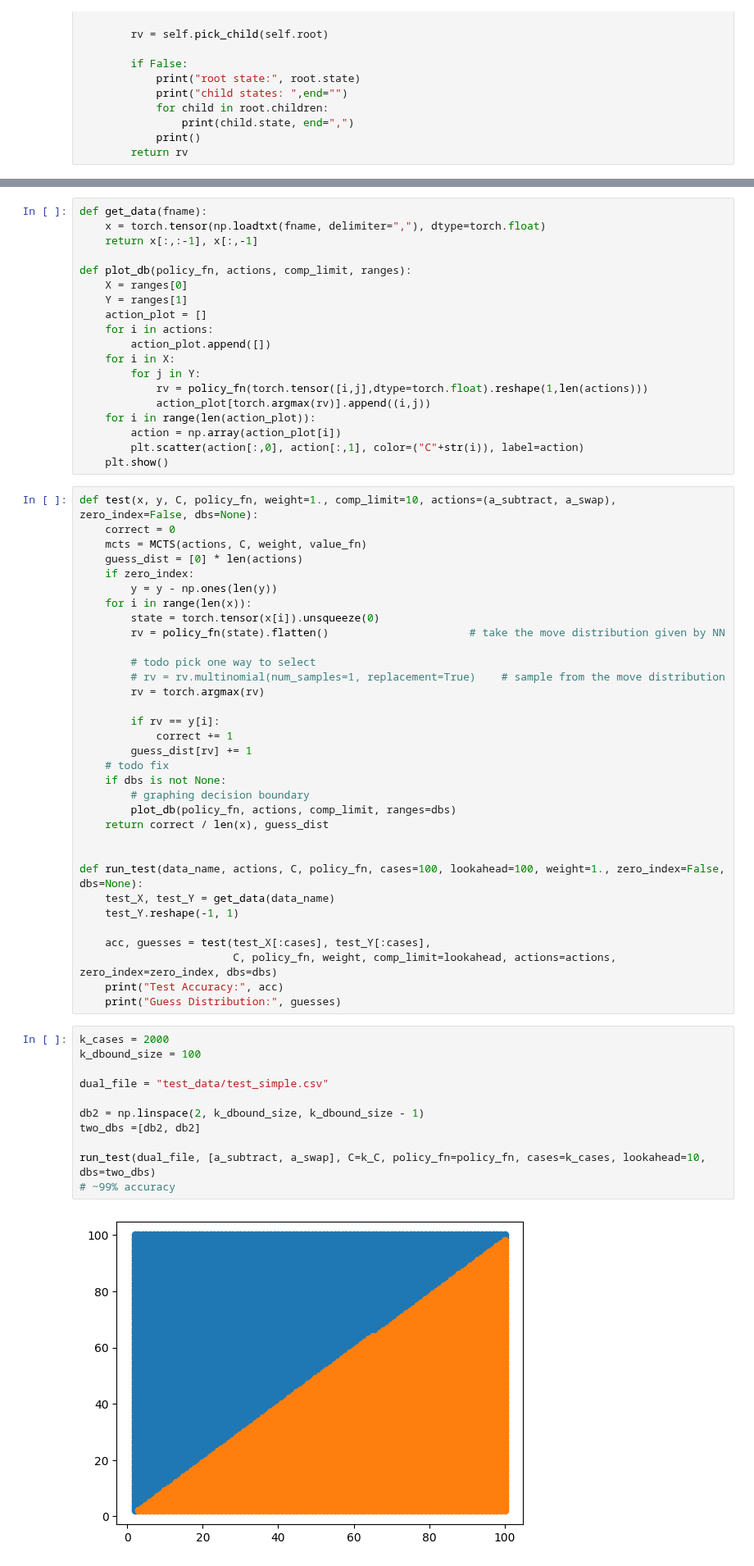
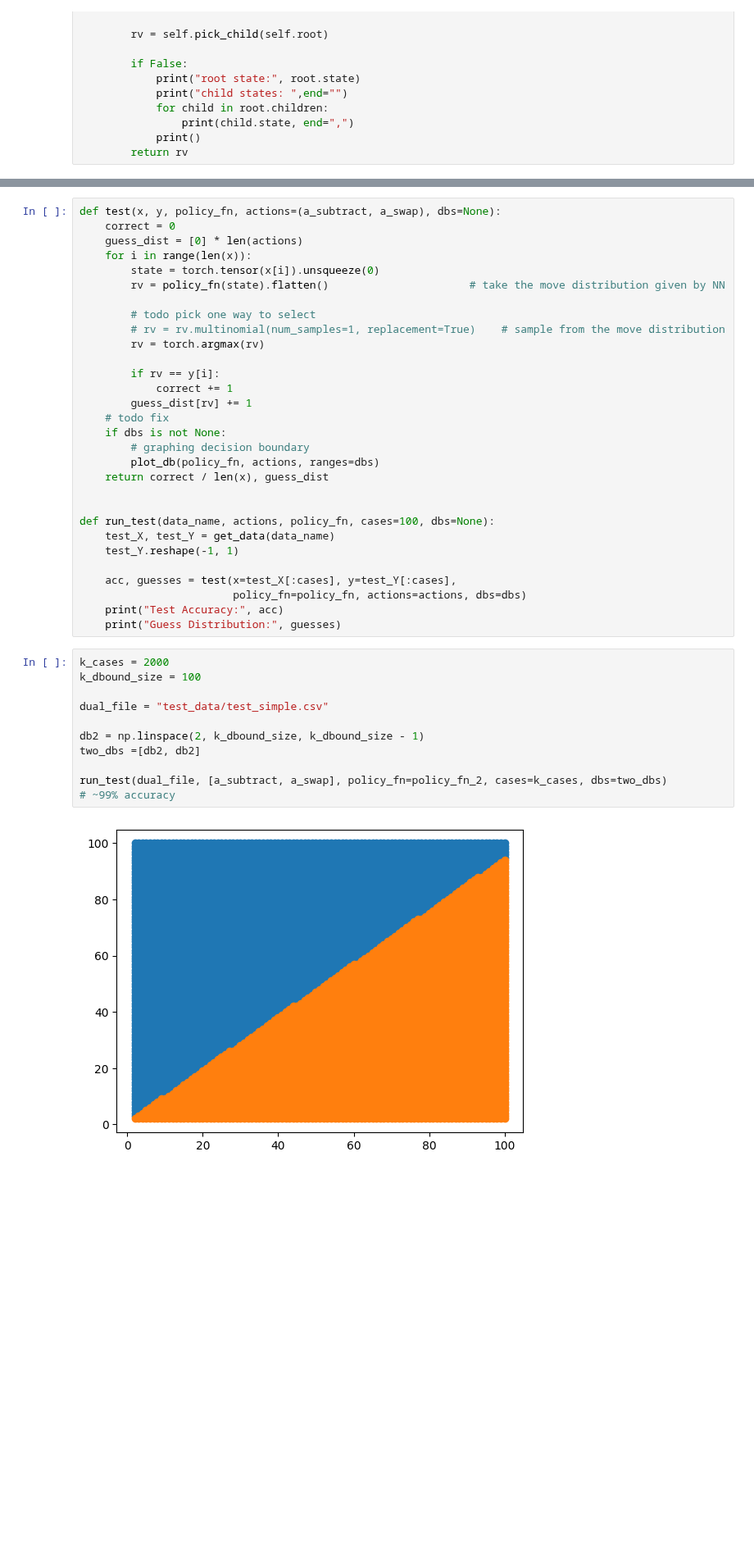
Before and after one commit to MXM-MachineLearning/MXM_AI_Ellenberg, a Jupyter notebook: Euclidean/Alex/deep_mcts.ipynb, the cells around one changed output, grey strips where cells are left out. Shown at 82% size. Drawn from its saved outputs; the diff is of its cells as text; blank space fills up the shorter version.

```diff
--- a/Euclidean/Alex/deep_mcts.ipynb
+++ b/Euclidean/Alex/deep_mcts.ipynb
@@ -303,29 +409,7 @@ if save:
-# %%
-def get_data(fname):
-    x = torch.tensor(np.loadtxt(fname, delimiter=","), dtype=torch.float)
-    return x[:,:-1], x[:,-1]
-
-def plot_db(policy_fn, actions, comp_limit, ranges):
-    X = ranges[0]
-    Y = ranges[1]
-    action_plot = []
-    for i in actions:
-        action_plot.append([])
-    for i in X:
-        for j in Y:
-            rv = policy_fn(torch.tensor([i,j],dtype=torch.float).reshape(1,len(actions)))
-            action_plot[torch.argmax(rv)].append((i,j))
-    for i in range(len(action_plot)):
-        action = np.array(action_plot[i])
-        plt.scatter(action[:,0], action[:,1], color=("C"+str(i)), label=action)
-    plt.show()
 # %%
-def test(x, y, C, policy_fn, weight=1., comp_limit=10, actions=(a_subtract, a_swap), zero_index=False, dbs=None):
+def test(x, y, policy_fn, actions=(a_subtract, a_swap), dbs=None):
     correct = 0
-    mcts = MCTS(actions, C, weight, value_fn)
     guess_dist = [0] * len(actions)
-    if zero_index:
-        y = y - np.ones(len(y))
     for i in range(len(x)):
         state = torch.tensor(x[i]).unsqueeze(0)
         rv = policy_fn(state).flatten()                      # take the move distribution given by NN
@@ -340,28 +424,28 @@ def test(x, y, C, policy_fn, weight=1., comp_limit=10, actions=(a_subtract, a_sw
     # todo fix
     if dbs is not None:
         # graphing decision boundary
-        plot_db(policy_fn, actions, comp_limit, ranges=dbs)
+        plot_db(policy_fn, actions, ranges=dbs)
     return correct / len(x), guess_dist
 
 
-def run_test(data_name, actions, C, policy_fn, cases=100, lookahead=100, weight=1., zero_index=False, dbs=None):
+def run_test(data_name, actions, policy_fn, cases=100, dbs=None):
     test_X, test_Y = get_data(data_name)
     test_Y.reshape(-1, 1)
 
-    acc, guesses = test(test_X[:cases], test_Y[:cases],
-                        C, policy_fn, weight, comp_limit=lookahead, actions=actions, zero_index=zero_index, dbs=dbs)
+    acc, guesses = test(x=test_X[:cases], y=test_Y[:cases],
+                        policy_fn=policy_fn, actions=actions, dbs=dbs)
     print("Test Accuracy:", acc)
     print("Guess Distribution:", guesses)
 # %%
 k_cases = 2000
 k_dbound_size = 100
 
 dual_file = "test_data/test_simple.csv"
 
 db2 = np.linspace(2, k_dbound_size, k_dbound_size - 1)
 two_dbs =[db2, db2]
 
-run_test(dual_file, [a_subtract, a_swap], C=k_C, policy_fn=policy_fn, cases=k_cases, lookahead=10, dbs=two_dbs)
+run_test(dual_file, [a_subtract, a_swap], policy_fn=policy_fn_2, cases=k_cases, dbs=two_dbs)
 # ~99% accuracy
 # %% [output]
-[figure, old version]
+[figure, new version]
```
Also changed, not shown: parts of 12 cells of this notebook.
